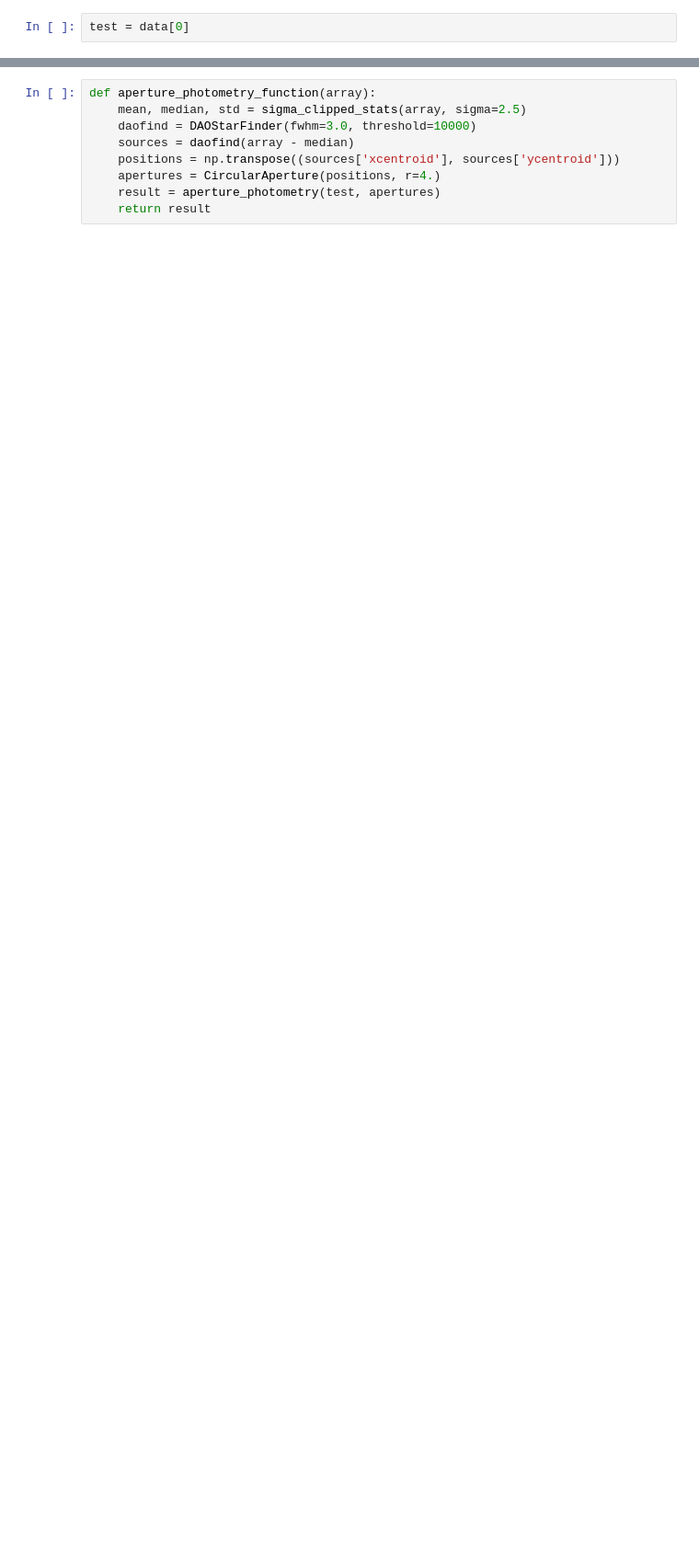
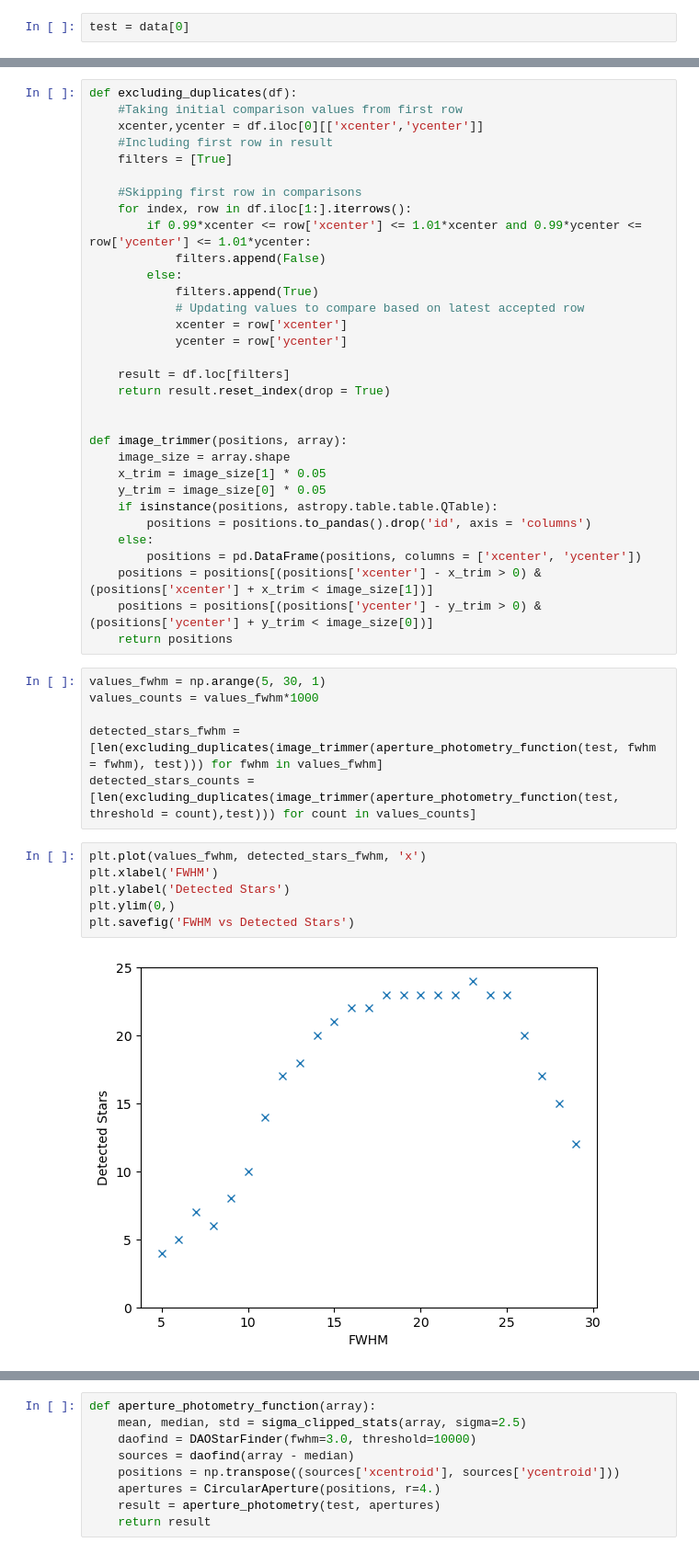
Before and after one commit to npi2015/Mphys-project, a Jupyter notebook: Notebooks/aperturesize.ipynb, the cells around one changed output, grey strips where cells are left out. Shown at 92% size. Saved outputs shown, nothing was run; the diff lists cells and outputs as text; blank space fills up the shorter version.

```diff
--- a/Notebooks/aperturesize.ipynb
+++ b/Notebooks/aperturesize.ipynb
@@ -31,0 +34,46 @@ sources = daofind(test)
+# %%
+def excluding_duplicates(df):
+    #Taking initial comparison values from first row
+    xcenter,ycenter = df.iloc[0][['xcenter','ycenter']]
+    #Including first row in result
+    filters = [True]
+
+    #Skipping first row in comparisons
+    for index, row in df.iloc[1:].iterrows():
+        if 0.99*xcenter <= row['xcenter'] <= 1.01*xcenter and 0.99*ycenter <= row['ycenter'] <= 1.01*ycenter:
+            filters.append(False)
+        else:
+            filters.append(True)
+            # Updating values to compare based on latest accepted row
+            xcenter = row['xcenter']
+            ycenter = row['ycenter']
+
+    result = df.loc[filters]
+    return result.reset_index(drop = True)
+
+
+def image_trimmer(positions, array):
+    image_size = array.shape
+    x_trim = image_size[1] * 0.05
+    y_trim = image_size[0] * 0.05
+    if isinstance(positions, astropy.table.table.QTable):
+        positions = positions.to_pandas().drop('id', axis = 'columns')
+    else:
+        positions = pd.DataFrame(positions, columns = ['xcenter', 'ycenter'])
+    positions = positions[(positions['xcenter'] - x_trim > 0) & (positions['xcenter'] + x_trim < image_size[1])]
+    positions = positions[(positions['ycenter'] - y_trim > 0) & (positions['ycenter'] + y_trim < image_size[0])]
+    return positions
+# %%
+values_fwhm = np.arange(5, 30, 1)
+values_counts = values_fwhm*1000
+
+detected_stars_fwhm = [len(excluding_duplicates(image_trimmer(aperture_photometry_function(test, fwhm = fwhm), test))) for fwhm in values_fwhm]
+detected_stars_counts = [len(excluding_duplicates(image_trimmer(aperture_photometry_function(test, threshold = count),test))) for count in values_counts]
+# %%
+plt.plot(values_fwhm, detected_stars_fwhm, 'x')
+plt.xlabel('FWHM')
+plt.ylabel('Detected Stars')
+plt.ylim(0,)
+plt.savefig('FWHM vs Detected Stars')
+# %% [output]
+[figure, added]
```
Also changed, not shown: parts of 19 cells of this notebook, 8 other files.
